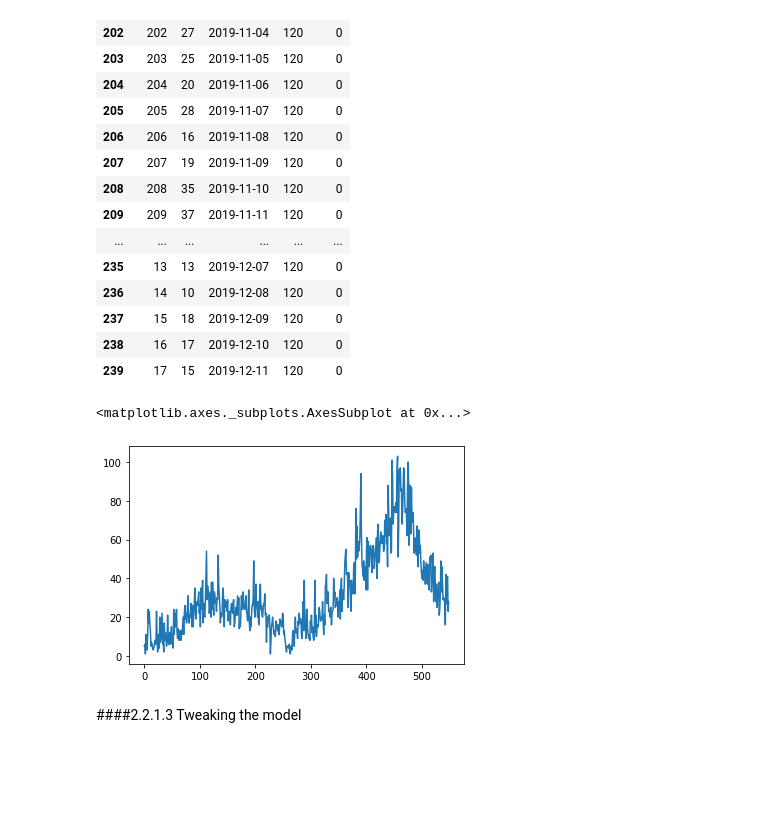
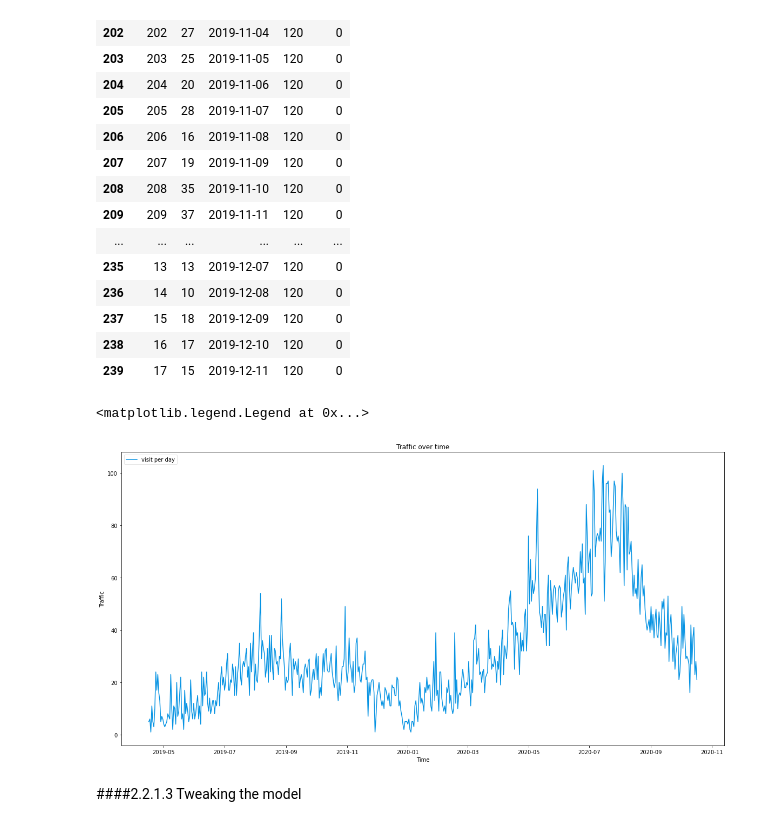
Before and after one commit to ArthurMro/Prediction_marketing, a Jupyter notebook: Prophet_GA_cs_info.ipynb, the cells around one changed output. Drawn from its saved outputs; the diff is of its cells as text; code cells hidden in the pictures; blank space fills up the shorter version.

```diff
--- a/Prophet_GA_cs_info.ipynb
+++ b/Prophet_GA_cs_info.ipynb
@@ -246,11 +269,15 @@ df[200:240]
 | 237 | 15 | 18 | 2019-12-09 | 120 | 0 |
 | 238 | 16 | 17 | 2019-12-10 | 120 | 0 |
 | 239 | 17 | 15 | 2019-12-11 | 120 | 0 |
-# %%
-df['y'].plot()
-# %% [output]
-<matplotlib.axes._subplots.AxesSubplot at 0x...>
-[figure, removed]
+# %%
+fig = plt.figure(figsize=(20,10))
+ax1 = fig.add_subplot(1,1,1)
+ax1.set(title='Traffic over time',xlabel= "Time", ylabel='Traffic')
+ax1.plot(df['ds'], df['y'], label='visit per day', color='#0693e3')
+ax1.legend(loc='upper left', frameon=True, framealpha = 0.5 )
+# %% [output]
+<matplotlib.legend.Legend at 0x...>
+[figure, added]
 # %% [markdown]
 ####2.2.1.3 Tweaking the model
 # %% [markdown]
```
Also changed, not shown: parts of 14 cells of this notebook.
